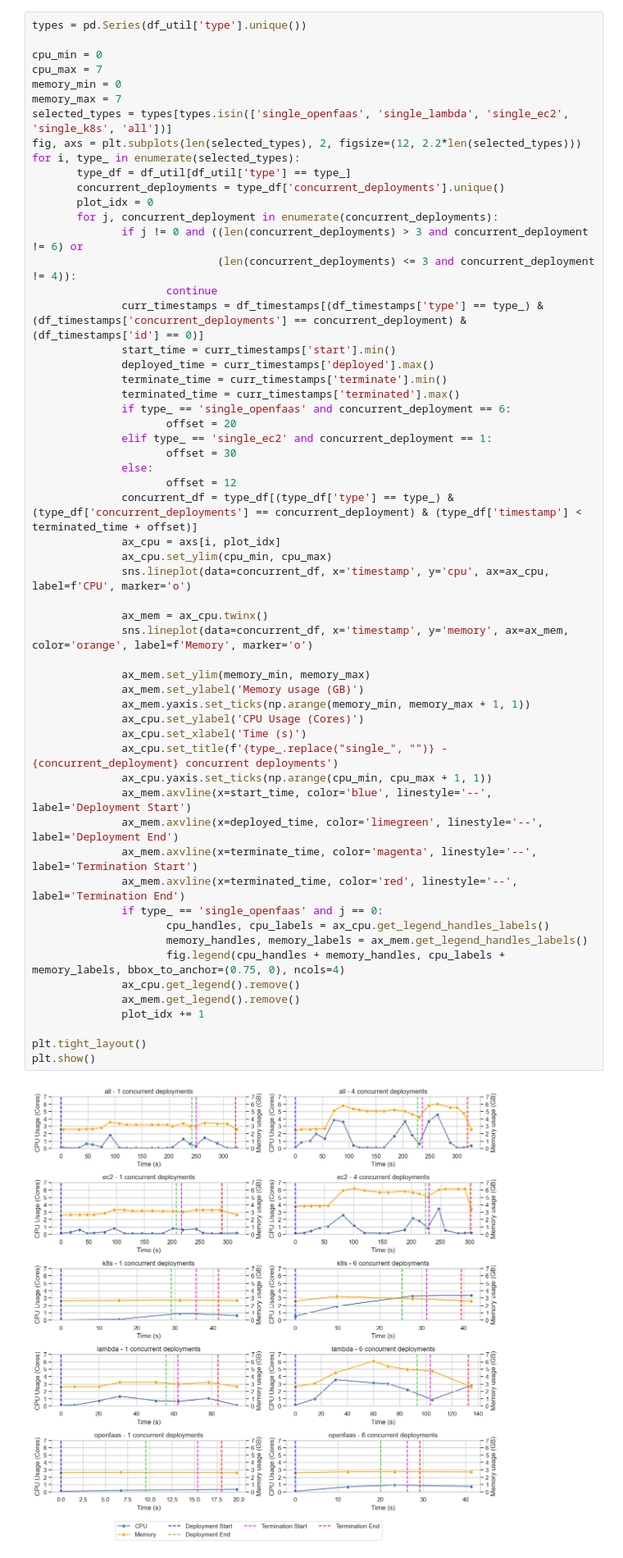
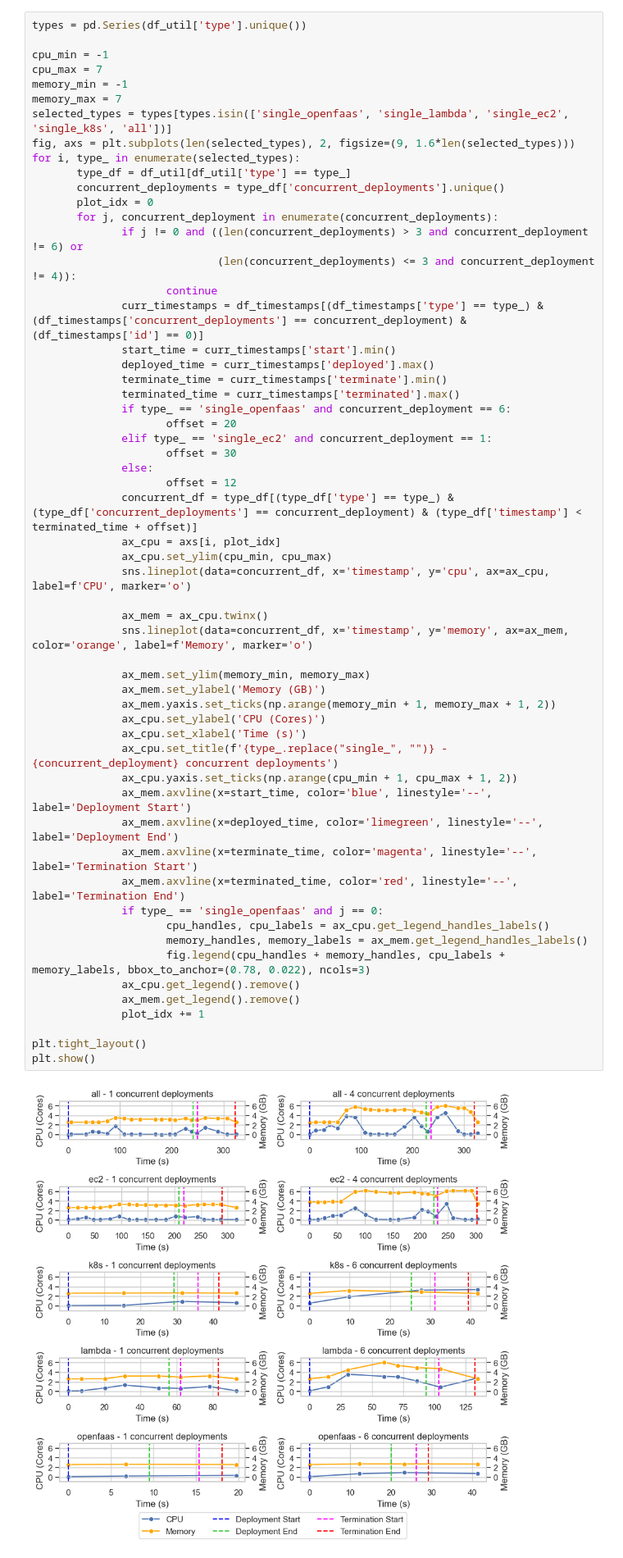
Before and after one commit to Apollo-Tools/resource-manager, a Jupyter notebook: benchmark/results/rm-analysis/utilisation.ipynb, the cells around one changed output. Shown at 82% size. Cells and saved outputs as stored; diff of their text form.

```diff
--- a/benchmark/results/rm-analysis/utilisation.ipynb
+++ b/benchmark/results/rm-analysis/utilisation.ipynb
@@ -311,12 +311,12 @@ plt.show()
 # %%
 types = pd.Series(df_util['type'].unique())
 
-cpu_min = 0
+cpu_min = -1
 cpu_max = 7
-memory_min = 0
+memory_min = -1
 memory_max = 7
 selected_types = types[types.isin(['single_openfaas', 'single_lambda', 'single_ec2', 'single_k8s', 'all'])]
-fig, axs = plt.subplots(len(selected_types), 2, figsize=(12, 2.2*len(selected_types)))
+fig, axs = plt.subplots(len(selected_types), 2, figsize=(9, 1.6*len(selected_types)))
 for i, type_ in enumerate(selected_types):
        type_df = df_util[df_util['type'] == type_]
        concurrent_deployments = type_df['concurrent_deployments'].unique()
@@ -334,36 +334,36 @@ for i, type_ in enumerate(selected_types):
                      offset = 20
               elif type_ == 'single_ec2' and concurrent_deployment == 1:
                      offset = 30
               else:
                      offset = 12
               concurrent_df = type_df[(type_df['type'] == type_) & (type_df['concurrent_deployments'] == concurrent_deployment) & (type_df['timestamp'] < terminated_time + offset)]
               ax_cpu = axs[i, plot_idx]
               ax_cpu.set_ylim(cpu_min, cpu_max)
               sns.lineplot(data=concurrent_df, x='timestamp', y='cpu', ax=ax_cpu, label=f'CPU', marker='o')
 
               ax_mem = ax_cpu.twinx()
               sns.lineplot(data=concurrent_df, x='timestamp', y='memory', ax=ax_mem, color='orange', label=f'Memory', marker='o')
 
               ax_mem.set_ylim(memory_min, memory_max)
-              ax_mem.set_ylabel('Memory usage (GB)')
-              ax_mem.yaxis.set_ticks(np.arange(memory_min, memory_max + 1, 1))
-              ax_cpu.set_ylabel('CPU Usage (Cores)')
+              ax_mem.set_ylabel('Memory (GB)')
+              ax_mem.yaxis.set_ticks(np.arange(memory_min + 1, memory_max + 1, 2))
+              ax_cpu.set_ylabel('CPU (Cores)')
               ax_cpu.set_xlabel('Time (s)')
               ax_cpu.set_title(f'{type_.replace("single_", "")} - {concurrent_deployment} concurrent deployments')
-              ax_cpu.yaxis.set_ticks(np.arange(cpu_min, cpu_max + 1, 1))
+              ax_cpu.yaxis.set_ticks(np.arange(cpu_min + 1, cpu_max + 1, 2))
               ax_mem.axvline(x=start_time, color='blue', linestyle='--', label='Deployment Start')
               ax_mem.axvline(x=deployed_time, color='limegreen', linestyle='--', label='Deployment End')
               ax_mem.axvline(x=terminate_time, color='magenta', linestyle='--', label='Termination Start')
               ax_mem.axvline(x=terminated_time, color='red', linestyle='--', label='Termination End')
               if type_ == 'single_openfaas' and j == 0:
                      cpu_handles, cpu_labels = ax_cpu.get_legend_handles_labels()
                      memory_handles, memory_labels = ax_mem.get_legend_handles_labels()
-                     fig.legend(cpu_handles + memory_handles, cpu_labels + memory_labels, bbox_to_anchor=(0.75, 0), ncols=4)
+                     fig.legend(cpu_handles + memory_handles, cpu_labels + memory_labels, bbox_to_anchor=(0.78, 0.022), ncols=3)
               ax_cpu.get_legend().remove()
               ax_mem.get_legend().remove()
               plot_idx += 1
 
 plt.tight_layout()
 plt.show()
 # %% [output]
-[figure, old version]
+[figure, new version]
```
Also changed, not shown: parts of 6 cells of this notebook, 2 other files.
